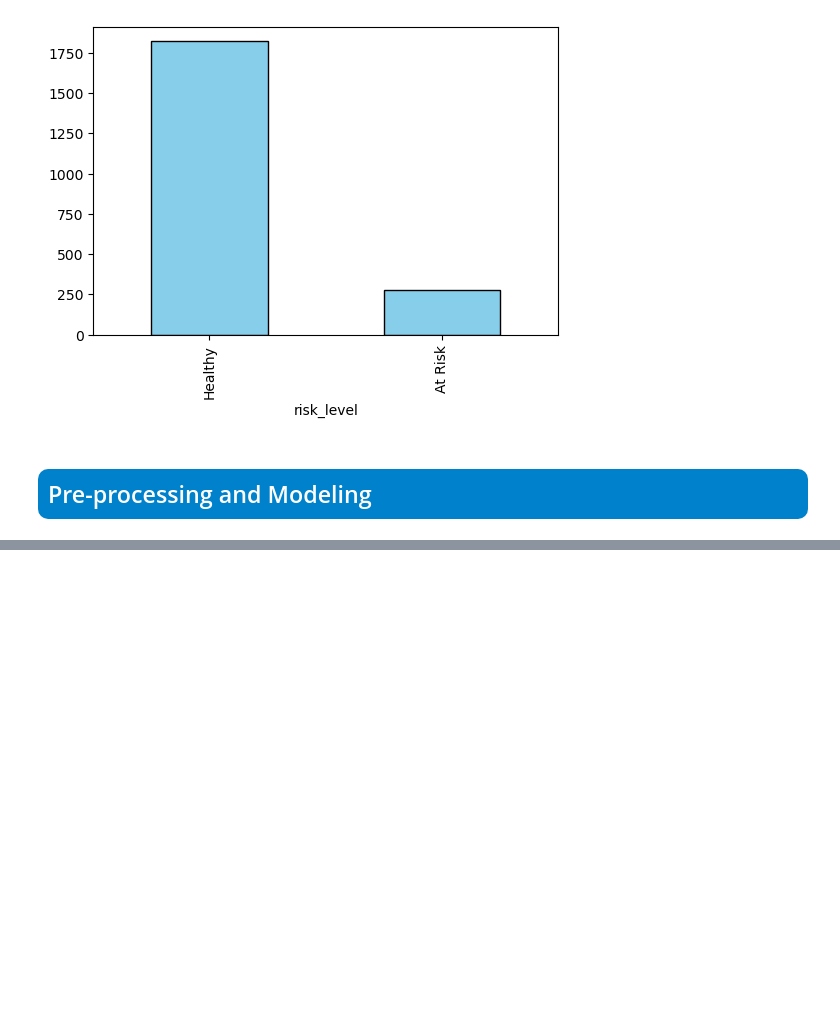
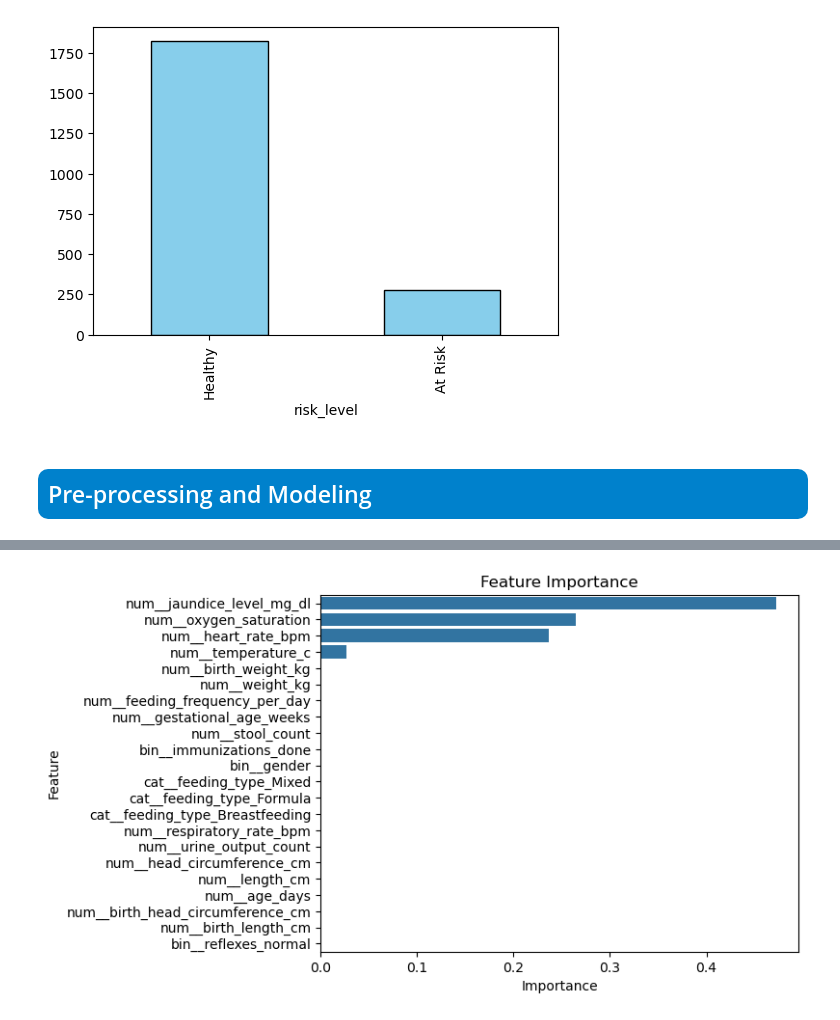
Before and after one commit to R-Vel/ML_Lab2, a Jupyter notebook: report.ipynb, the cells around one changed output, grey strips where cells are left out. Cells and saved outputs as stored; diff of their text form; code cells hidden in the pictures; blank space fills up the shorter version.

```diff
--- a/report.ipynb
+++ b/report.ipynb
@@ -573,6 +632,7 @@ from sklearn.neighbors import KNeighborsClassifier
 from sklearn.tree import DecisionTreeClassifier
 from sklearn.metrics import accuracy_score, precision_score, recall_score
 from sklearn.preprocessing import LabelEncoder
+from sklearn.pipeline import Pipeline
 
 # ----------- STEP 1: Define Feature Types -----------
 
@@ -601,8 +661,6 @@ preprocessor = ColumnTransformer(
     ]
 )
 
-X_processed = preprocessor.fit_transform(X)
-
 # ----------- STEP 4: Model Evaluation Setup -----------
 
 models = {
@@ -616,19 +674,24 @@ results = []
 # ----------- STEP 5: Cross-validation Evaluation (with Train Accuracy) -----------
 
 for name, model in models.items():
+    pipe = Pipeline([
+        ('preprocess', preprocessor),
+        ('clf', model)
+    ])
+
     train_acc_scores, test_acc_scores = [], []
     prec_scores, rec_scores = [], []
 
-    for train_idx, test_idx in kfold.split(X_processed, y):
-        X_train, X_test = X_processed[train_idx], X_processed[test_idx]
+    for train_idx, test_idx in kfold.split(X, y):
+        X_train, X_test = X.iloc[train_idx], X.iloc[test_idx]
         y_train, y_test = y[train_idx], y[test_idx]
 
         try:
-            model.fit(X_train, y_train)
+            pipe.fit(X_train, y_train)
 
             # Predict on train and test
-            y_train_pred = model.predict(X_train)
-            y_test_pred = model.predict(X_test)
+            y_train_pred = pipe.predict(X_train)
+            y_test_pred = pipe.predict(X_test)
 
             # Compute scores
             train_acc_scores.append(accuracy_score(y_train, y_train_pred))
@@ -640,6 +703,7 @@ for name, model in models.items():
 
     results.append({
         'Model': name,
+        'Train Accuracy': np.nanmean(train_acc_scores),
         'Test Accuracy': np.nanmean(test_acc_scores),
         'Precision': np.nanmean(prec_scores),
         'Recall': np.nanmean(rec_scores)
@@ -655,0 +720,7 @@ print(results_df)
+# %%
+dt_model = DecisionTreeClassifier(random_state=42, class_weight = 'balanced')
+
+from sklearn.model_selection import cross_val_score
+
+scores = cross_val_score(dt_model, X_processed, y, cv=5, scoring='f1')
+print("CV Mean:", scores.mean(), "±", scores.std())
@@ -655,0 +754,16 @@ print(results_df)
+# %%
+FEATURE_NAMES_NEW = preprocessor.get_feature_names_out()
+feature_importances = dt_model.feature_importances_
+
+feature_importance_df = pd.DataFrame({
+    'Feature': FEATURE_NAMES_NEW,
+    'Importance': feature_importances
+})
+
+feature_importance_df = feature_importance_df.sort_values(by='Importance', ascending=False)
+
+sns.barplot(x='Importance', y='Feature', data=feature_importance_df)
+plt.title('Feature Importance')
+plt.show()
+# %% [output]
+[figure, added]
```
Also changed, not shown: parts of 11 cells of this notebook.
